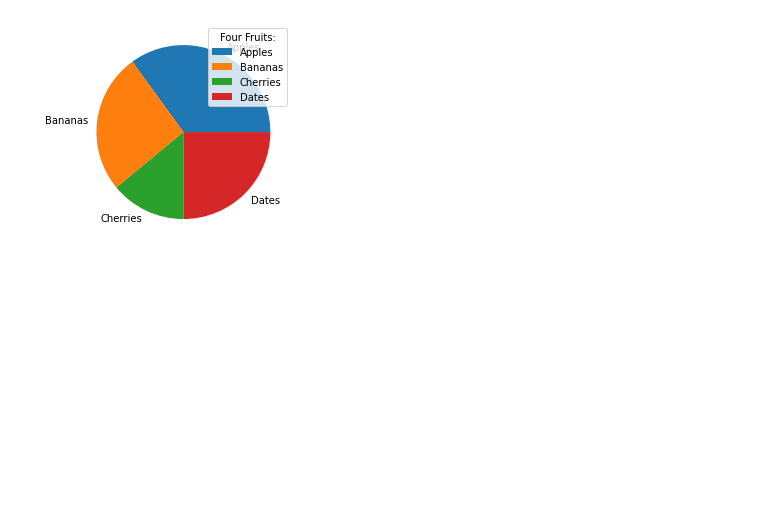
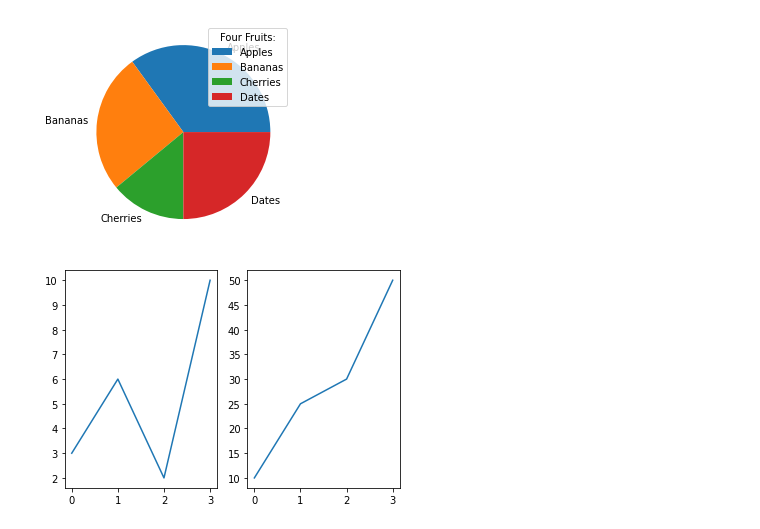
Before and after one commit to VU21CSEN0100182/PYTHON, a Jupyter notebook: PYTHON_MATPLOTLIB.ipynb, the cells around one changed output. Saved outputs shown, nothing was run; the diff lists cells and outputs as text; code cells hidden in the pictures; blank space fills up the shorter version.

```diff
--- a/PYTHON_MATPLOTLIB.ipynb
+++ b/PYTHON_MATPLOTLIB.ipynb
@@ -168,3 +168,17 @@ plt.legend(title = "Four Fruits:")
 plt.show()
 # %% [output]
 [figure]
+# %%
+import matplotlib.pyplot as plt
+import numpy as np
+x=np.array([0,1,2,3])
+y=np.array([3,6,2,10])
+plt.subplot(1,2,1)
+plt.plot(x,y)
+x=np.array([0,1,2,3])
+y=np.array([10,25,30,50])
+plt.subplot(1,2,2)
+plt.plot(x,y)
+plt.show()
+# %% [output]
+[figure, added]
```
Also changed, not shown: parts of 3 cells of this notebook.
